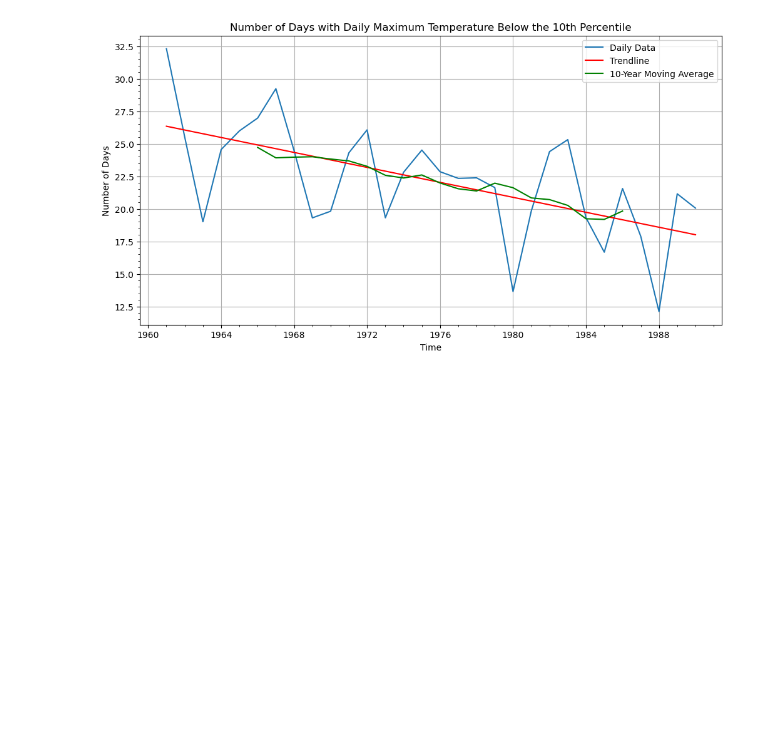
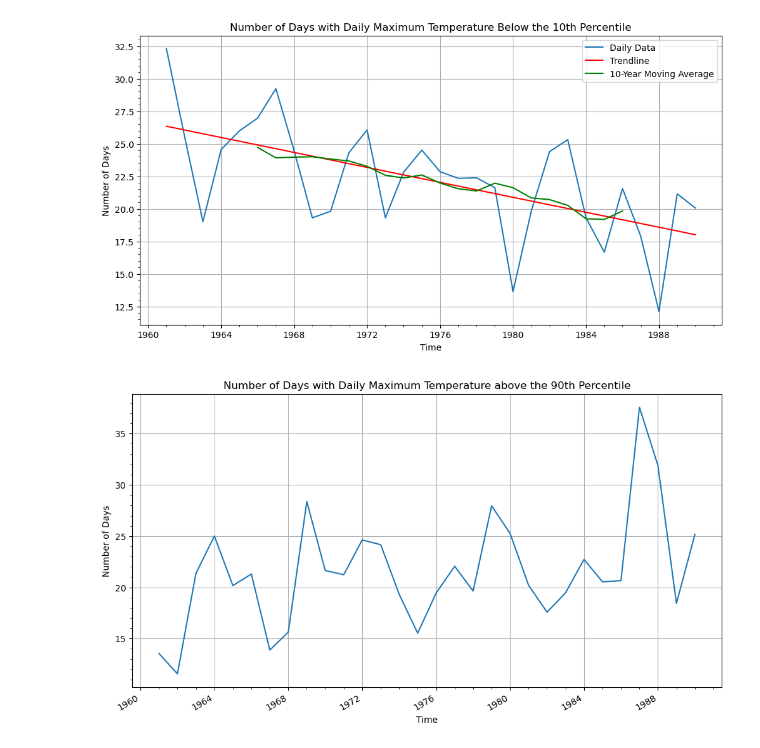
Before and after one commit to shiv3679/climate-indices, a Jupyter notebook: xclim/pre_data.ipynb, the cells around one changed output. Saved outputs shown, nothing was run; the diff lists cells and outputs as text; code cells hidden in the pictures; blank space fills up the shorter version.

```diff
--- a/xclim/pre_data.ipynb
+++ b/xclim/pre_data.ipynb
@@ -115,3 +115,24 @@ plt.minorticks_on()
 plt.show()
 # %% [output]
 [figure]
+# %%
+from xclim.core.calendar import percentile_doy
+from xclim.indices import tx90p
+
+# Assuming the variable 'data' holds your xarray.Dataset and 't2m' is the daily maximum temperature
+tasmax_per_90 = percentile_doy(data['t2m'], per=90, window=5).sel(percentiles=90)
+hot_days = tx90p(data['t2m'], tasmax_per_90)
+# %%
+hot_days_mean = hot_days.mean(dim=['latitude', 'longitude'])  # Averaging over the spatial dimensions
+
+# Plotting the time series
+plt.figure(figsize=(12, 6))
+hot_days_mean.plot()
+plt.title('Number of Days with Daily Maximum Temperature above the 90th Percentile')
+plt.xlabel('Time')
+plt.ylabel('Number of Days')
+plt.grid(True)
+plt.minorticks_on()
+plt.show()
+# %% [output]
+[figure, added]
```
Also changed, not shown: parts of 2 cells of this notebook.
